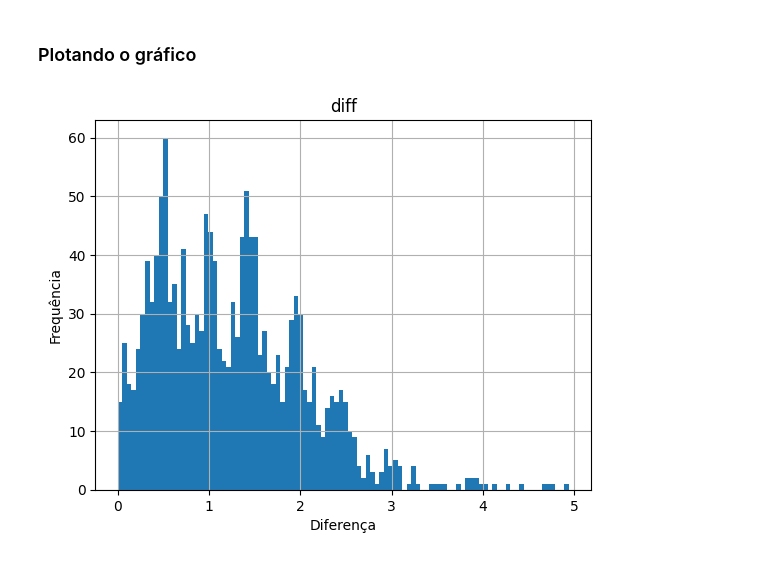
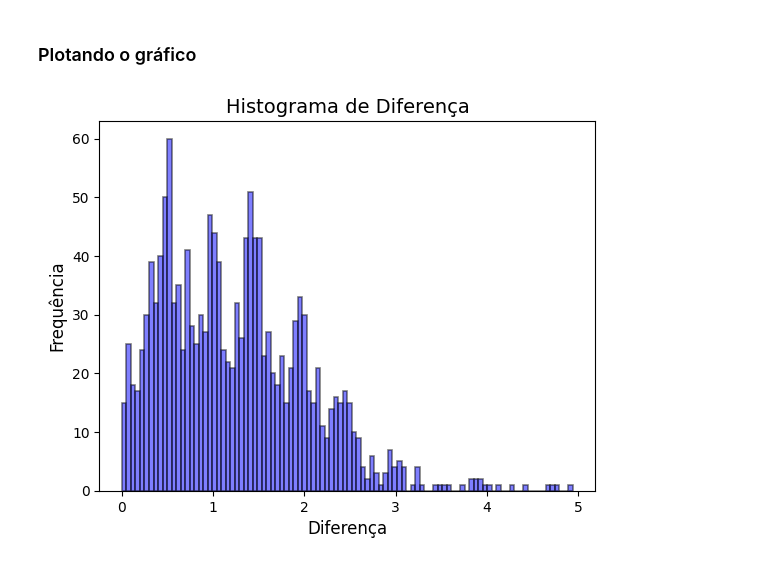
Before and after one commit to Eduardosmb/Desafio-Netflix, a Jupyter notebook: netflix.ipynb, the cells around one changed output. Cells and saved outputs as stored; diff of their text form; code cells hidden in the pictures.

Commit message:
histograma

```diff
--- a/netflix.ipynb
+++ b/netflix.ipynb
@@ -234,11 +234,15 @@ df.head()
 # %% [markdown]
 ### Plotando o gráfico
 # %%
+
 df = pd.read_csv('grafico.csv')
-df.head()
-df.hist(column='diff', bins=100)
-plt.xlabel('Diferença')
-plt.ylabel('Frequência')
+
+
+plt.hist(df['diff'], bins=100, color='blue', alpha=0.5, edgecolor='black', linewidth=1.2)
+plt.xlabel('Diferença', fontsize=12)
+plt.ylabel('Frequência', fontsize=12)
+plt.title('Histograma de Diferença', fontsize=14)
+
 plt.show()
 # %% [output]
-[figure, old version]
+[figure, new version]
```
Also changed, not shown: 1 other file.
